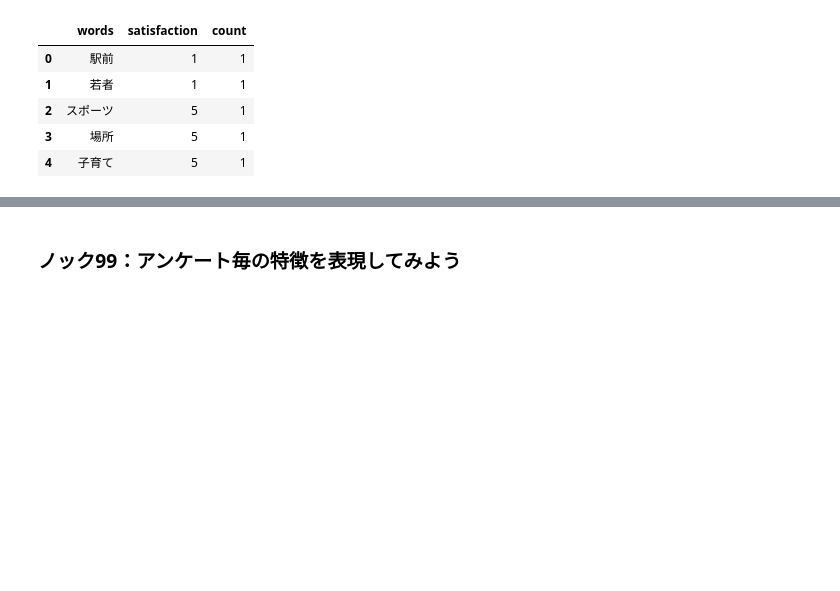
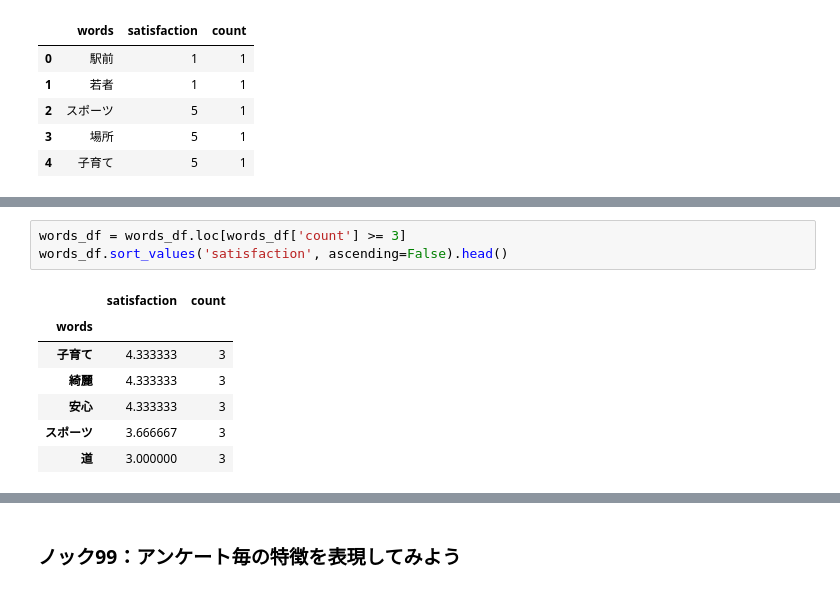
Before and after one commit to Rindrics/anlz100, a Jupyter notebook: chap10/chap10.ipynb, the cells around one changed output, grey strips where cells are left out. Drawn from its saved outputs; the diff is of its cells as text; blank space fills up the shorter version.

```diff
--- a/chap10/chap10.ipynb
+++ b/chap10/chap10.ipynb
@@ -236,0 +250,11 @@ all_words_df.head()
+# %%
+words_df = words_df.loc[words_df['count'] >= 3]
+words_df.sort_values('satisfaction', ascending=False).head()
+# %% [output]
+|  | satisfaction | count |
+| words |  |  |
+| 子育て | 4.333333 | 3 |
+| 綺麗 | 4.333333 | 3 |
+| 安心 | 4.333333 | 3 |
+| スポーツ | 3.666667 | 3 |
+| 道 | 3.000000 | 3 |
```
Also changed, not shown: parts of 2 cells of this notebook.
